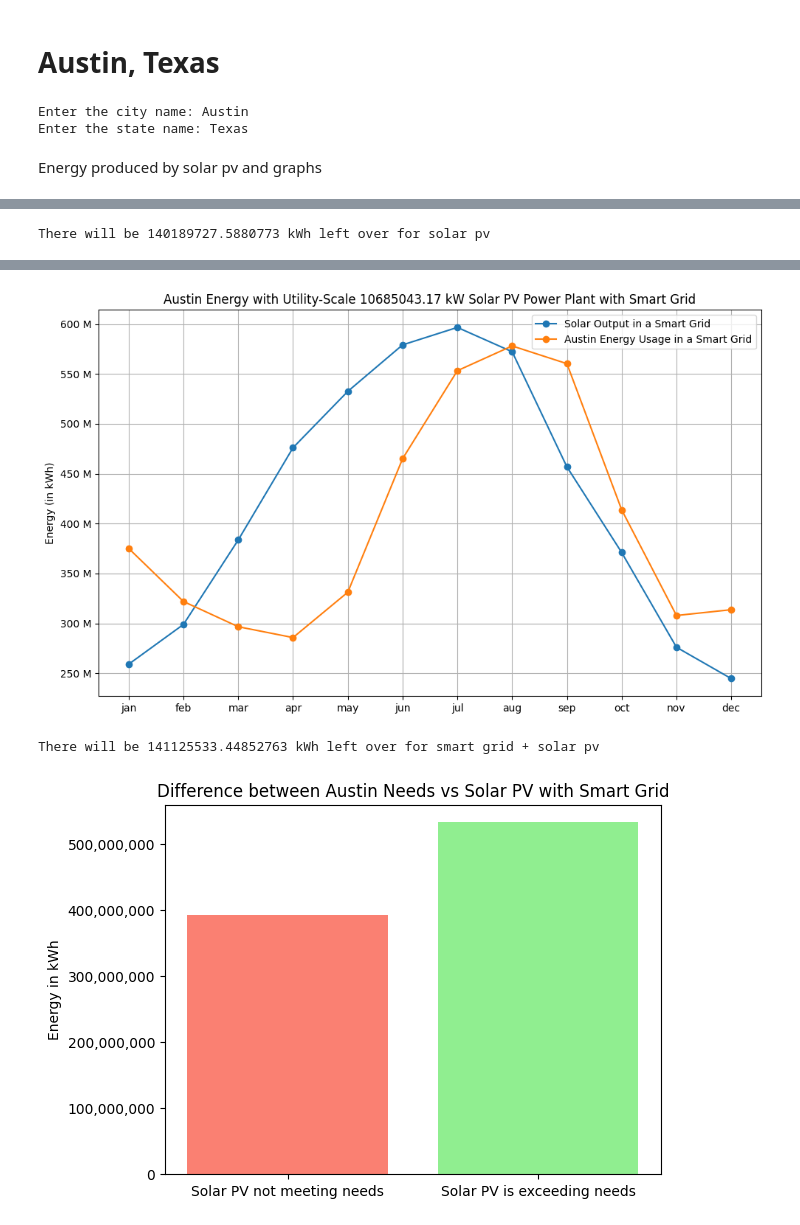
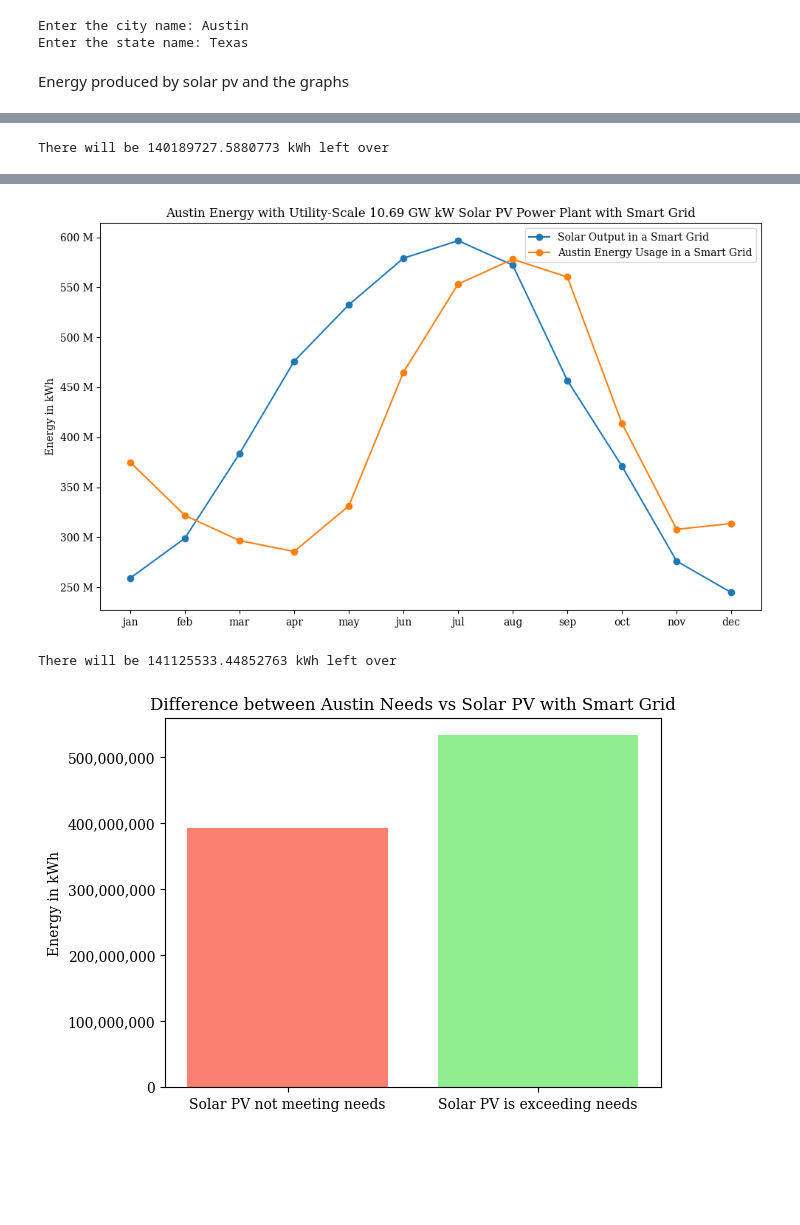
Before and after one commit to kavyasharma08/Analyzing-Solar-Photovoltaics-and-Smart-Grids-as-Sustainable-Energy-Solutions-Code, a Jupyter notebook: Austin's Code.ipynb, the cells around one changed output, grey strips where cells are left out. Cells and saved outputs as stored; diff of their text form; code cells hidden in the pictures; blank space fills up the shorter version.

```diff
--- a/Austin's Code.ipynb
+++ b/Austin's Code.ipynb
@@ -1,5 +1,3 @@
-# %% [markdown]
-# Austin, Texas
 # %%
 cityinput = input("Enter the city name: ")
 stateinput =input("Enter the state name: ")
@@ -19,7 +17,7 @@ annual_avg_GHI = data['outputs']['avg_ghi']['annual']
 Enter the city name: Austin
 Enter the state name: Texas
 # %% [markdown]
-Energy produced by solar pv and graphs
+Energy produced by solar pv and the graphs
 # %%
 '''Austin's energy usage'''
 austin_energy_consumption_data_link = "https://data.austintexas.gov/resource/d9pb-3vh7.json?$query=SELECT%20year%2C%20average_kwh%2C%20fuel_charge_cents_kwh%2C%20average_bill"
@@ -133,6 +131,7 @@ if annual_avg_GHI >= 4.5:
   '''Line graph- Yearly overlook'''
   import matplotlib.pyplot as plt
   from matplotlib.ticker import FuncFormatter
+  plt.rcParams['font.family'] = 'serif'
 
   def human_readable(x, pos):
       if x >= 1e9:
@@ -154,10 +153,19 @@ if annual_avg_GHI >= 4.5:
   plt.plot(months, energy_values, label='Austin Energy Usage', marker='o')
   ax.yaxis.set_major_formatter(FuncFormatter(human_readable))
 
-  plt.ylabel('Energy (in kWh)')
-  plt.title(f'Austin Energy with Utility-Scale {best_k} kW Solar PV Power Plant')
+  def convert_power_kw(power_kw):
+    if power_kw >= 1000000:
+        return f"{round(power_kw / 1000000, 2)} GW"
+    elif power_kw >= 1000:
+        return f"{round(power_kw / 1000, 2)} MW"
+    else:
+        return f"{power_kw} kW"
+  size_best_k = convert_power_kw(best_k)
+
+  plt.ylabel('Energy in kWh')
+  plt.title(f'Austin Energy with Utility-Scale {size_best_k} Solar PV Power Plant')
   plt.legend()
-  plt.grid(True)
+  plt.grid(False)
   plt.tight_layout()
   plt.show()
 
@@ -180,7 +188,7 @@ if annual_avg_GHI >= 4.5:
   battery_efficiency = 0.82
   battery_output_with_efficiency = positive * battery_efficiency
   if battery_output_with_efficiency >= abs(negative):
-    print(f"There will be {battery_output_with_efficiency - abs(negative)} kWh left over for solar pv")
+    print(f"There will be {battery_output_with_efficiency - abs(negative)} kWh left over")
   else:
     print("There will not be enough to meet the demand.")
 
@@ -256,10 +264,13 @@ if annual_avg_GHI >= 4.5:
   plt.plot(months, energy_values_reduced, label='Austin Energy Usage in a Smart Grid', marker='o')
 
   ax.yaxis.set_major_formatter(FuncFormatter(human_readable))
-  plt.ylabel('Energy (in kWh)')
-  plt.title(f'Austin Energy with Utility-Scale {best_ks} kW Solar PV Power Plant with Smart Grid')
+  size_best_ks = convert_power_kw(best_ks)
+
+
+  plt.ylabel('Energy in kWh')
+  plt.title(f'Austin Energy with Utility-Scale {size_best_ks} kW Solar PV Power Plant with Smart Grid')
   plt.legend()
-  plt.grid(True)
+  plt.grid(False)
   plt.tight_layout()
   plt.show()
 
@@ -281,7 +292,7 @@ if annual_avg_GHI >= 4.5:
   battery_efficiency_reduced = (1-((1-battery_efficiency) * 0.9))
   battery_output_with_efficiency_reduced = positive_reduced * battery_efficiency_reduced
   if battery_output_with_efficiency_reduced >= abs(negative_reduced):
-      print(f"There will be {battery_output_with_efficiency_reduced - abs(negative_reduced)} kWh left over for smart grid + solar pv")
+      print(f"There will be {battery_output_with_efficiency_reduced - abs(negative_reduced)} kWh left over")
   else:
       print("There will not be enough to meet the demand.")
 
@@ -298 +309 @@ if annual_avg_GHI >= 4.5:
-There will be 140189727.5880773 kWh left over for solar pv
+There will be 140189727.5880773 kWh left over
@@ -300,3 +311,3 @@ There will be 140189727.5880773 kWh left over for solar pv
-[figure, old version]
+[figure, new version]
-There will be 141125533.44852763 kWh left over for smart grid + solar pv
+There will be 141125533.44852763 kWh left over
-[figure, old version]
+[figure, new version]
```
Also changed, not shown: parts of 6 cells of this notebook.
